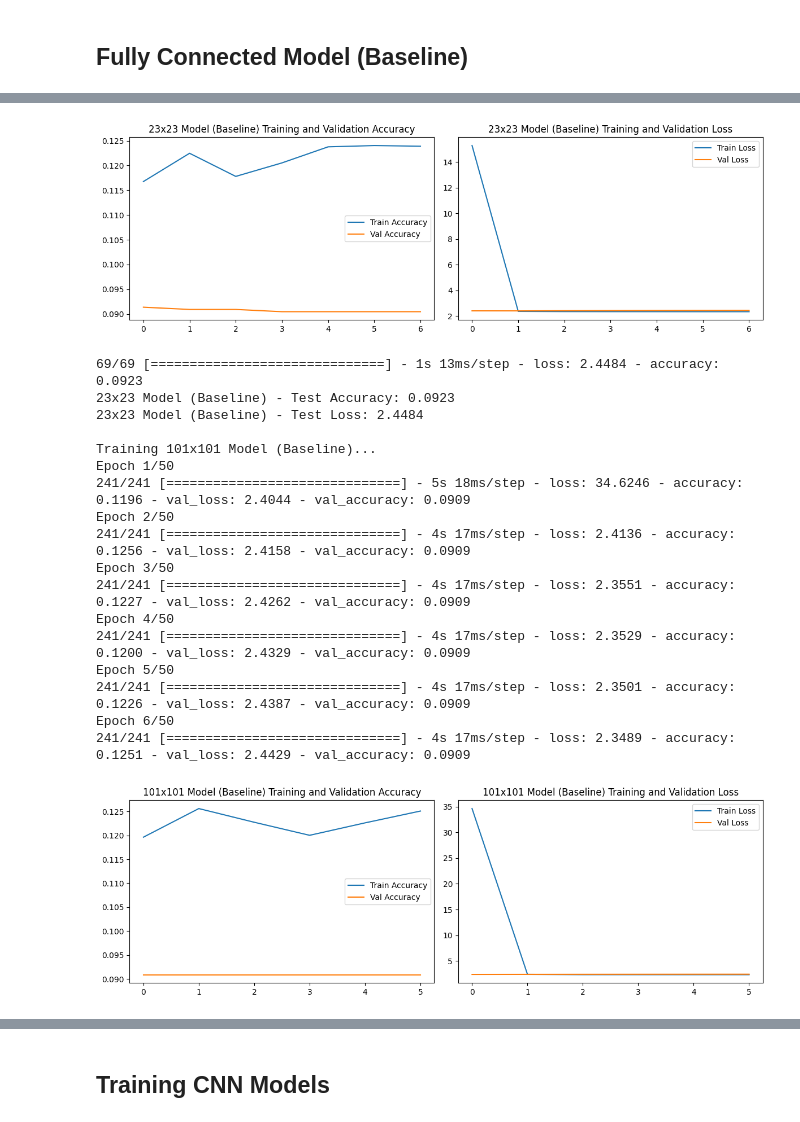
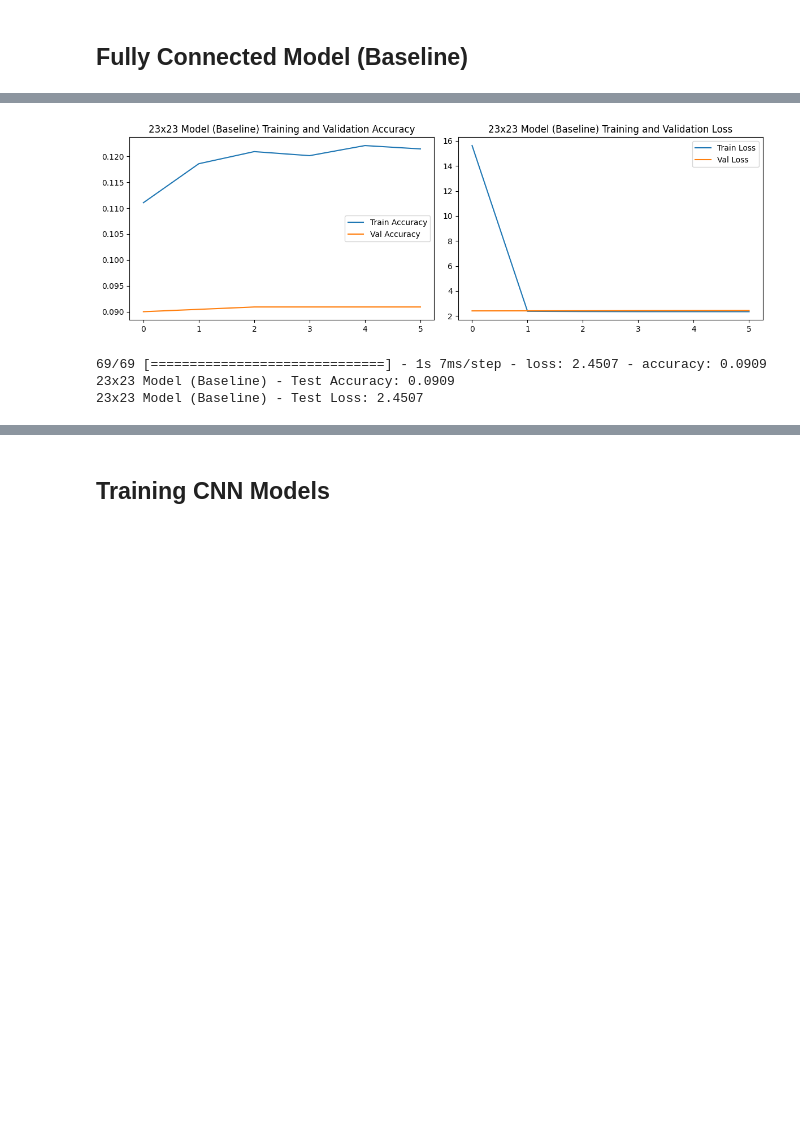
Before and after one commit to 4ndrrw/Vegetable-Image-Classifier-CNN, a Jupyter notebook: partA.ipynb, the cells around one changed output, grey strips where cells are left out. Cells and saved outputs as stored; diff of their text form; code cells hidden in the pictures; blank space fills up the shorter version.

```diff
--- a/partA.ipynb
+++ b/partA.ipynb
@@ -399,12 +408,9 @@ def train_fc_baseline_model(input_shape, num_classes, train_ds, val_ds, test_ds,
 print("\nTraining 23x23 Model (Baseline)...")
 input_shape_23 = (23, 23, 1)  # For grayscale images of size 23x23 pixels
 num_classes = 11  # 11 classes for classification (vegetables)
-fc_baseline_model_23 = train_fc_baseline_model(input_shape_23, num_classes, train_23, val_23, test_23, "23x23 Model (Baseline)")
-
-# 101x101 Model (Baseline)
-print("\nTraining 101x101 Model (Baseline)...")
-input_shape_101 = (101, 101, 1)  # For grayscale images of size 101x101 pixels
-fc_baseline_model_101 = train_fc_baseline_model(input_shape_101, num_classes, train_101, val_101, test_101, "101x101 Model (Baseline)")
+fc_baseline_model_23 = train_fc_baseline_model(
+    input_shape_23, num_classes, train_23, val_23, test_23, "23x23 Model (Baseline)"
+)
 # %% [output]
 Training 23x23 Model (Baseline)...
 Epoch 1/50
@@ -424,19 +428,4 @@ Epoch 7/50
-[figure, old version]
+[figure, new version]
-69/69 [==============================] - 1s 13ms/step - loss: 2.4484 - accuracy: 0.0923
-23x23 Model (Baseline) - Test Accuracy: 0.0923
-23x23 Model (Baseline) - Test Loss: 2.4484
-
-Training 101x101 Model (Baseline)...
-Epoch 1/50
-241/241 [==============================] - 5s 18ms/step - loss: 34.6246 - accuracy: 0.1196 - val_loss: 2.4044 - val_accuracy: 0.0909
-Epoch 2/50
-241/241 [==============================] - 4s 17ms/step - loss: 2.4136 - accuracy: 0.1256 - val_loss: 2.4158 - val_accuracy: 0.0909
-Epoch 3/50
-241/241 [==============================] - 4s 17ms/step - loss: 2.3551 - accuracy: 0.1227 - val_loss: 2.4262 - val_accuracy: 0.0909
-Epoch 4/50
-241/241 [==============================] - 4s 17ms/step - loss: 2.3529 - accuracy: 0.1200 - val_loss: 2.4329 - val_accuracy: 0.0909
-Epoch 5/50
-241/241 [==============================] - 4s 17ms/step - loss: 2.3501 - accuracy: 0.1226 - val_loss: 2.4387 - val_accuracy: 0.0909
-Epoch 6/50
-241/241 [==============================] - 4s 17ms/step - loss: 2.3489 - accuracy: 0.1251 - val_loss: 2.4429 - val_accuracy: 0.0909
+69/69 [==============================] - 1s 7ms/step - loss: 2.4507 - accuracy: 0.0909
+23x23 Model (Baseline) - Test Accuracy: 0.0909
+23x23 Model (Baseline) - Test Loss: 2.4507
-[figure, removed]
```
Also changed, not shown: parts of 37 cells of this notebook, 7 other files.
